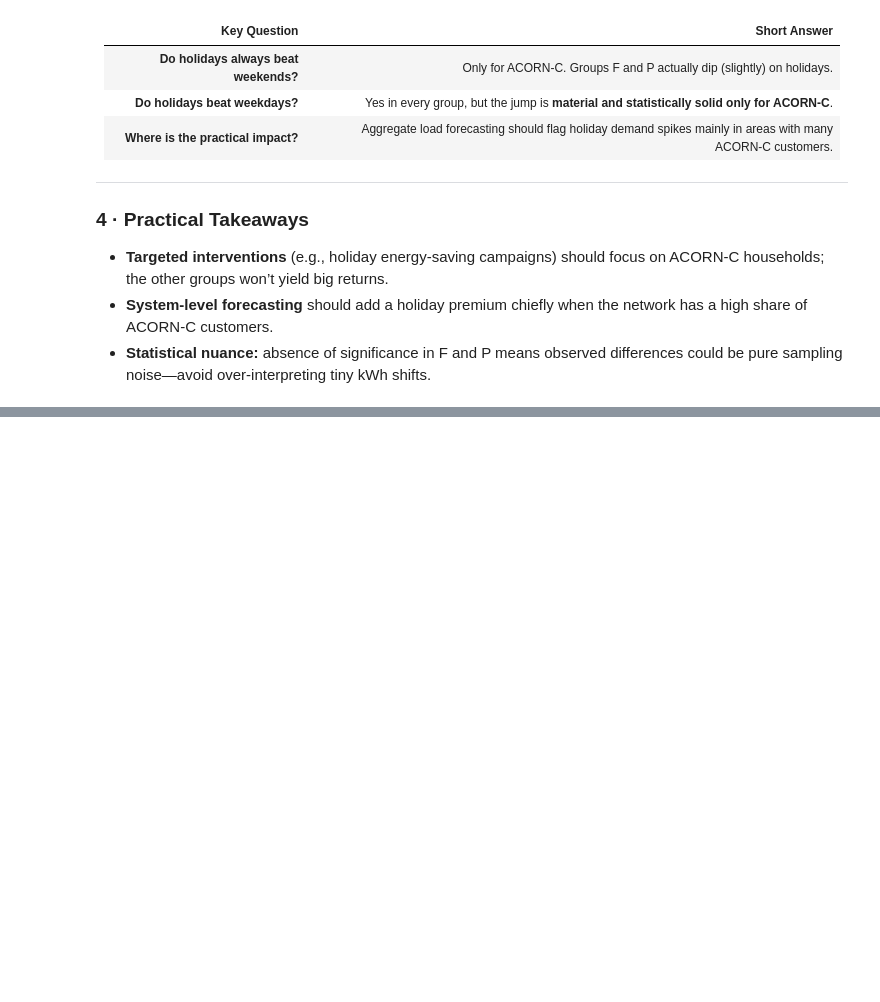
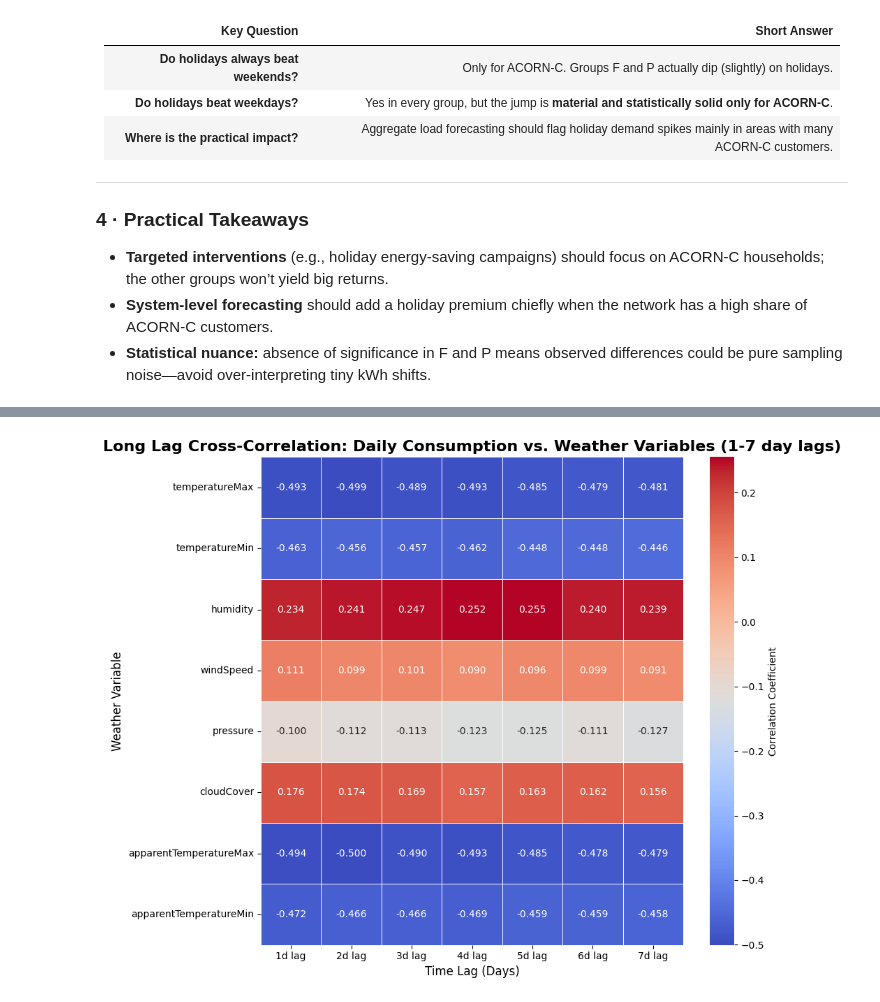
Before and after one commit to thiagonarcizo/Forecast-of-Electricity-Consumption, a Jupyter notebook: notebooks_thiago/01_data_exploration.ipynb, the cells around one changed output, grey strips where cells are left out. Saved outputs shown, nothing was run; the diff lists cells and outputs as text; code cells hidden in the pictures; blank space fills up the shorter version.

```diff
--- a/notebooks_thiago/01_data_exploration.ipynb
+++ b/notebooks_thiago/01_data_exploration.ipynb
@@ -646,0 +761,83 @@ Holidays have HIGHER consumption than weekdays
+# %%
+# Cross-correlation with Long Lags (1-7 days) using Daily Data
+
+# Load daily datasets
+group_4_daily_data = data['group_4_daily']
+weather_daily_data = data['weather_daily']
+
+# Reset index to make 'time' a column for merging
+weather_daily_with_date = weather_daily_data.reset_index()
+weather_daily_with_date['Date'] = pd.to_datetime(weather_daily_with_date['time']).dt.date
+
+# Use utility to merge on date
+merged_daily = merge_daily_consumption_weather(group_4_daily_data, weather_daily_with_date, consumption_date_col='Date', weather_date_col='Date')
+
+# Find consumption column
+def find_consumption_col(df):
+    for col in df.columns:
+        if 'conso' in col.lower() or 'consumption' in col.lower():
+            return col
+    numeric_cols = df.select_dtypes(include=[np.number]).columns
+    potential_cols = [col for col in numeric_cols if not any(x in col.lower() for x in ['temp', 'humid', 'wind', 'pressure', 'cloud'])]
+    return potential_cols[0] if len(potential_cols) > 0 else numeric_cols[0]
+
+consumption_col = find_consumption_col(merged_daily)
+
+# Set Date as index for easier shifting
+merged_daily_lag = merged_daily.set_index('Date').sort_index()
+
+# Weather columns for long lag analysis
+weather_cols_daily = ['temperatureMax', 'temperatureMin', 'humidity', 'windSpeed',
+                     'pressure', 'cloudCover', 'apparentTemperatureMax', 'apparentTemperatureMin']
+weather_cols_daily = [col for col in weather_cols_daily if col in merged_daily_lag.columns]
+if not weather_cols_daily:
+    all_cols = merged_daily_lag.columns.tolist()
+    weather_cols_daily = [col for col in all_cols if col != consumption_col and
+                         merged_daily_lag[col].dtype in ['float64', 'int64'] and
+                         not any(x in col.lower() for x in ['acorn', 'id', 'block'])]
+print(f"Weather columns for long lag analysis: {weather_cols_daily}")
+
+# Long lag periods : 1-7 days
+long_lag_periods = range(1, 8)
+long_lag_correlations = {}
+
+if consumption_col in merged_daily_lag.columns and weather_cols_daily:
+    for weather_col in weather_cols_daily:
+        corrs = []
+        for lag in long_lag_periods:
+            lagged_col_name = f'{weather_col}_lag{lag}d'
+            merged_daily_lag[lagged_col_name] = merged_daily_lag[weather_col].shift(lag)
+            correlation = merged_daily_lag[consumption_col].corr(merged_daily_lag[lagged_col_name])
+            if pd.isna(correlation):
+                correlation = 0.0
+            corrs.append(correlation)
+        long_lag_correlations[weather_col] = corrs
+    long_lag_corr_df = pd.DataFrame(long_lag_correlations, index=[f'{lag}d lag' for lag in long_lag_periods])
+    if not long_lag_corr_df.empty:
+        plt.figure(figsize=(10, 8))
+        sns.heatmap(long_lag_corr_df.T, annot=True, cmap='coolwarm', fmt=".3f", linewidths=.5, cbar_kws={'label': 'Correlation Coefficient'})
+        plt.title('Long Lag Cross-Correlation: Daily Consumption vs. Weather Variables (1-7 day lags)', fontsize=16, fontweight='bold')
+        plt.ylabel('Weather Variable', fontsize=12)
+        plt.xlabel('Time Lag (Days)', fontsize=12)
+        plt.xticks(rotation=0)
+        plt.yticks(rotation=0)
+        plt.tight_layout()
+        plt.show()
+        max_corrs = long_lag_corr_df.abs().max()
+        max_corrs_cleaned = max_corrs.dropna()
+        if not max_corrs_cleaned.empty:
+            max_corrs_sorted = max_corrs_cleaned.sort_values(ascending=False)
+            for var, corr in max_corrs_sorted.head(5).items():
+                best_lag_idx = long_lag_corr_df[var].abs().idxmax()
+                best_corr = long_lag_corr_df.loc[best_lag_idx, var]
+                print(f"{var}: {best_corr:.3f} at {best_lag_idx}")
+        else:
+            print("No valid correlations found.")
+    else:
+        print("Long lag correlation DataFrame is empty.")
+else:
+    if consumption_col not in merged_daily_lag.columns:
+        print(f"Error: Consumption column '{consumption_col}' not found in merged daily data.")
+    if not weather_cols_daily:
+        print("Error: No weather columns available for analysis.")
+# %% [output]
@@ -646,0 +845 @@ Holidays have HIGHER consumption than weekdays
+[figure, added]
```
Also changed, not shown: parts of 12 cells of this notebook, 1 other file.
